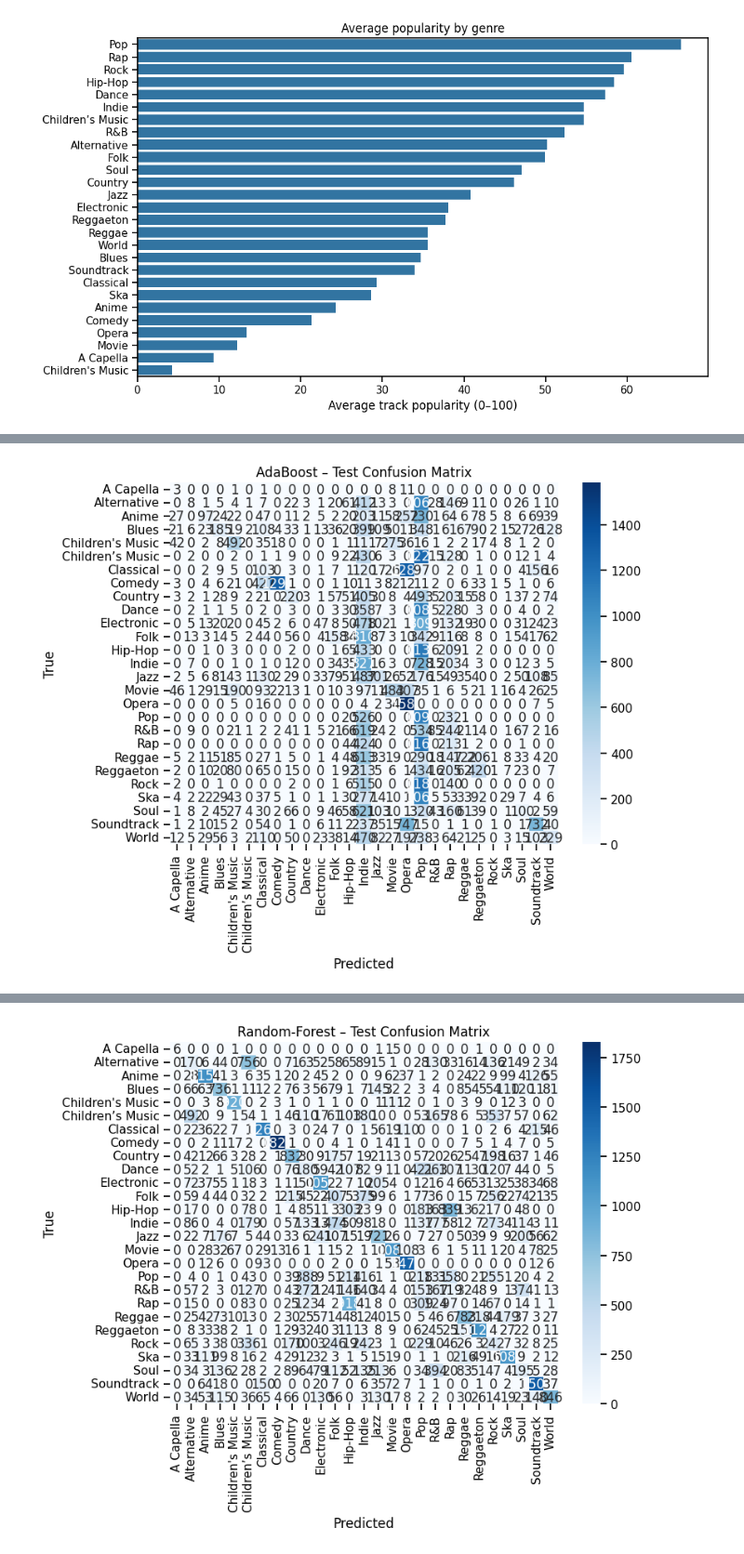
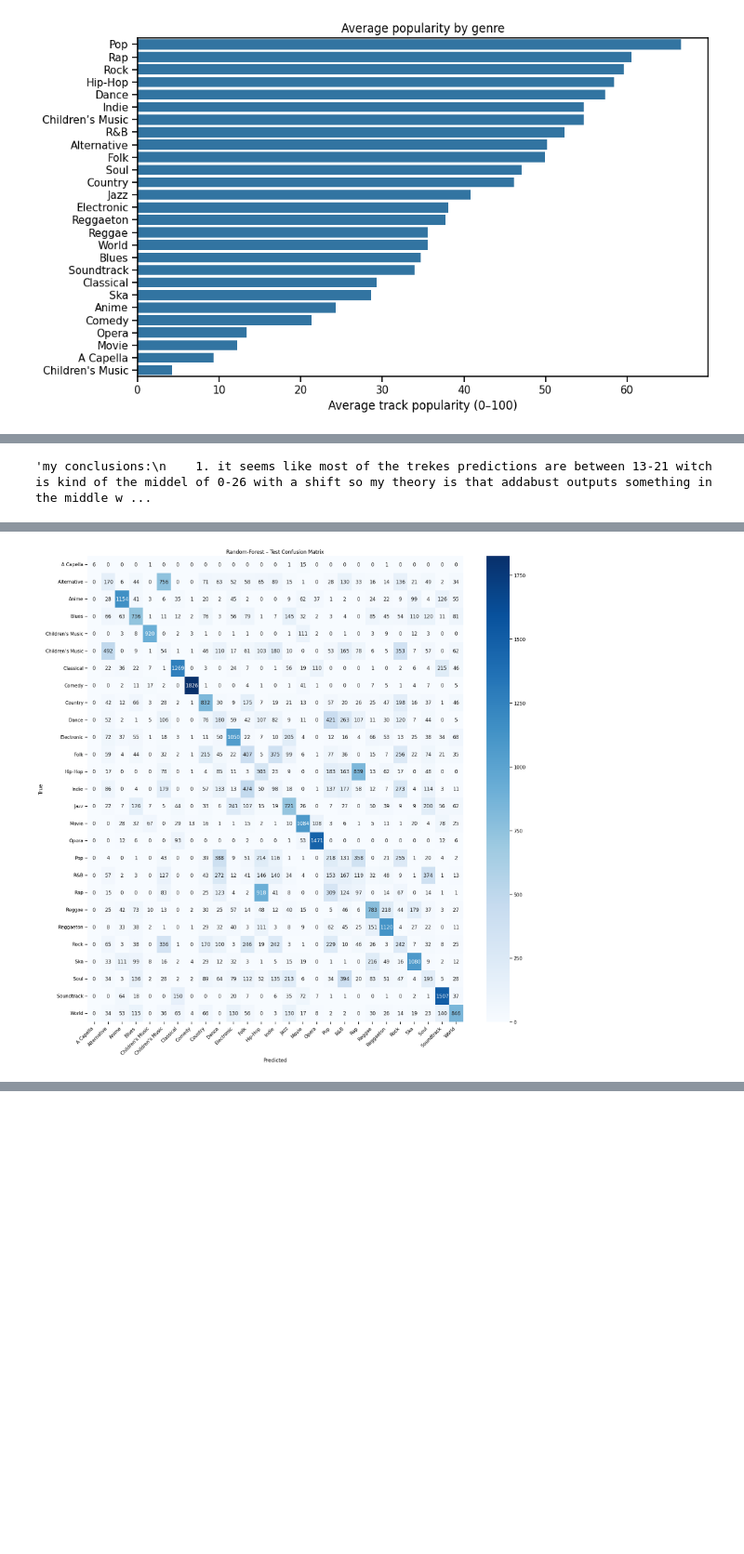
Before and after one commit to Matankl/Spotify_DataSetAnalysis, a Jupyter notebook: SpotifyDataSetBreakdown.ipynb, the cells around one changed output, grey strips where cells are left out. Shown at 93% size. Drawn from its saved outputs; the diff is of its cells as text; code cells hidden in the pictures; blank space fills up the shorter version.

Commit message:
just have to write readme and the conclusions

```diff
--- a/SpotifyDataSetBreakdown.ipynb
+++ b/SpotifyDataSetBreakdown.ipynb
@@ -427,69 +514,11 @@ Now those are the uniqekeys in "keys"[ 1  6  0  5  7  4  3  8  2 10  9 11] lets
+# %%
+"""my conclusions:
+    1. it seems like most of the trekes predictions are between 13-21 witch is kind of the middel of 0-26 with a shift so my theory is that addabust outputs something in the middle when the output is ambiguous
+    2. The pop genre is a very popular choice by the model witch tells me that pop is very kind of the middle of the genres and the model is not sure what to choose so it chooses pop, it dosent have unique features that make it pop, it is just a mix of all the genres.
+"""
+# %% [output]
+'my conclusions:\n    1. it seems like most of the trekes predictions are between 13-21 witch is kind of the middel of 0-26 with a shift so my theory is that addabust outputs something in the middle w ...
 # %%
-# -------------------------------------------------------------------
-# 4. Supervised models: AdaBoost & Random-Forest
-# -------------------------------------------------------------------
-# -------------------------------------------------------
-# 4-A  Choose the target you want to predict
-# -------------------------------------------------------
-TARGET = "genre"          # changeable
-assert TARGET in spotifydf_fe.columns, f"{TARGET} column not found!"
-
-y = spotifydf_fe[TARGET]
-X = spotifydf_fe.drop(columns=[TARGET])
-
-# -------------------------------------------------------
-# 4-B  Train / test split (stratified keeps class balance)
-# -------------------------------------------------------
-X_train, X_test, y_train, y_test = train_test_split(
-    X, y, test_size=0.20, random_state=42, stratify=y
-)
-
-# -------------------------------------------------------
-# 4-C  Helper: evaluation in a single call
-# -------------------------------------------------------
-def evaluate(pipe, name, X_tr=X_train, X_te=X_test, y_tr=y_train, y_te=y_test):
-    """
-    Fit the pipeline, print CV and hold-out metrics,
-    and optionally draw a confusion matrix.
-    """
-    cv = StratifiedKFold(n_splits=5, shuffle=True, random_state=42)
-    cv_res = cross_validate(pipe, X_tr, y_tr,
-                            cv=cv,
-                            scoring=["accuracy", "f1_macro"],
-                            return_train_score=False)
-    print(f"\n{name} — 5-fold CV:",
-          f"acc={cv_res['test_accuracy'].mean():.3f}  ",
-          f"F1={cv_res['test_f1_macro'].mean():.3f}")
-
-    pipe.fit(X_tr, y_tr)
-    y_pred = pipe.predict(X_te)
-    print("\nHold-out classification report:")
-    print(classification_report(y_te, y_pred))
-
-    # Confusion-matrix heat-map
-    plt.figure(figsize=(8,6))
-    cm = confusion_matrix(y_te, y_pred, labels=pipe.classes_)
-    sns.heatmap(cm, annot=True, fmt="d", cmap="Blues",
-                xticklabels=pipe.classes_,
-                yticklabels=pipe.classes_)
-    plt.title(f"{name} – Test Confusion Matrix")
-    plt.ylabel("True"); plt.xlabel("Predicted")
-    plt.show()
-    return pipe
-
-
-# -------------------------------------------------------
-# 4-D  AdaBoost
-# -------------------------------------------------------
-ada_pipe = Pipeline(steps=[
-    ("prep", preprocessor),
-    ("clf",  AdaBoostClassifier(n_estimators=300,
-                                learning_rate=0.8,
-                                random_state=42))
-])
-
-ada_model = evaluate(ada_pipe, "AdaBoost")
-
 # -------------------------------------------------------
 # 4-E  Random-Forest
 # -------------------------------------------------------
@@ -526 +554 @@ Children’s Music       0.00      0.00      0.00      1871
-[figure, old version]
+[figure, new version]
@@ -561 +554,0 @@ Children’s Music       0.03      0.03      0.03      1871
-[figure, removed]
```
Also changed, not shown: parts of 16 cells of this notebook.
